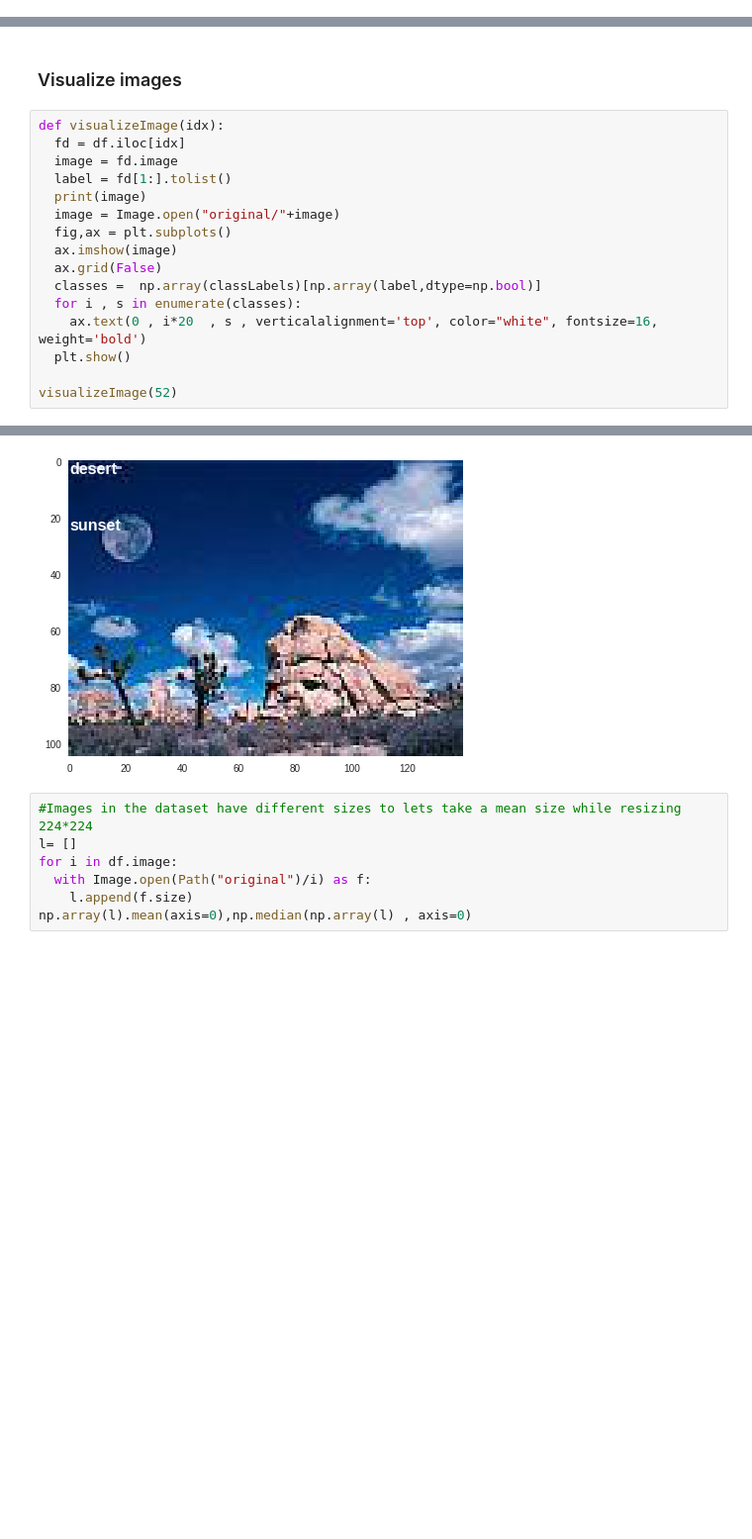
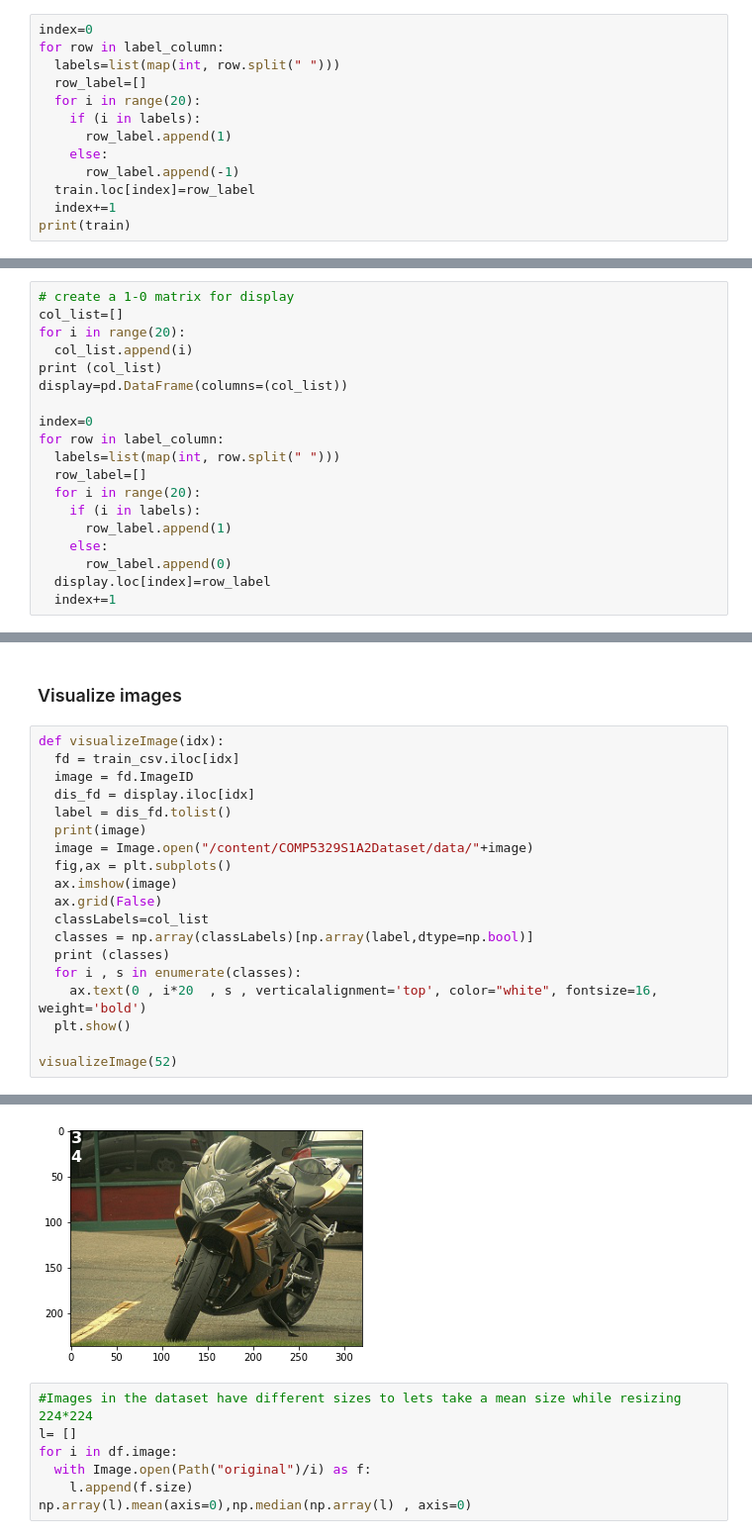
Before and after one commit to jasonnoy/ResNet50App, a Jupyter notebook: Classify_scenes.ipynb, the cells around one changed output, grey strips where cells are left out. Shown: that part at 99% size. Drawn from its saved outputs; the diff is of its cells as text; blank space fills up the shorter version.

```diff
--- a/Classify_scenes.ipynb
+++ b/Classify_scenes.ipynb
@@ -30,0 +102,13 @@ sample_data
+# %%
+index=0
+for row in label_column:
+  labels=list(map(int, row.split(" ")))
+  row_label=[]
+  for i in range(20):
+    if (i in labels):
+      row_label.append(1)
+    else:
+      row_label.append(-1)
+  train.loc[index]=row_label
+  index+=1
+print(train)
@@ -67,0 +149,19 @@ dtype: object
+# %%
+# create a 1-0 matrix for display
+col_list=[]
+for i in range(20):
+  col_list.append(i)
+print (col_list)
+display=pd.DataFrame(columns=(col_list))
+
+index=0
+for row in label_column:
+  labels=list(map(int, row.split(" ")))
+  row_label=[]
+  for i in range(20):
+    if (i in labels):
+      row_label.append(1)
+    else:
+      row_label.append(0)
+  display.loc[index]=row_label
+  index+=1
@@ -90,15 +182,18 @@ sns.heatmap(df.iloc[:,1:].corr(), cmap="RdYlBu", vmin=-1, vmax=1)
 ### Visualize images
 # %%
 def visualizeImage(idx):
-  fd = df.iloc[idx]
-  image = fd.image
-  label = fd[1:].tolist()
+  fd = train_csv.iloc[idx]
+  image = fd.ImageID
+  dis_fd = display.iloc[idx]
+  label = dis_fd.tolist()
   print(image)
-  image = Image.open("original/"+image)
+  image = Image.open("/content/COMP5329S1A2Dataset/data/"+image)
   fig,ax = plt.subplots()
   ax.imshow(image)
   ax.grid(False)
-  classes =  np.array(classLabels)[np.array(label,dtype=np.bool)]
+  classLabels=col_list
+  classes = np.array(classLabels)[np.array(label,dtype=np.bool)]
+  print (classes)
   for i , s in enumerate(classes):
     ax.text(0 , i*20  , s , verticalalignment='top', color="white", fontsize=16, weight='bold')
   plt.show()
@@ -109,4 +206,4 @@ visualizeImage(52)
-[figure, old version]
+[figure, new version]
 # %%
 #Images in the dataset have different sizes to lets take a mean size while resizing 224*224
 l= []
```
Also changed, not shown: parts of 21 cells of this notebook.
